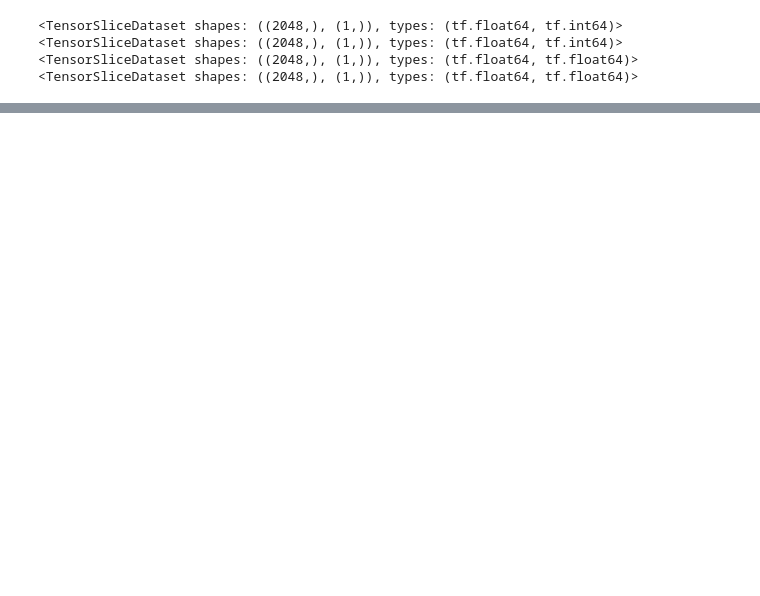
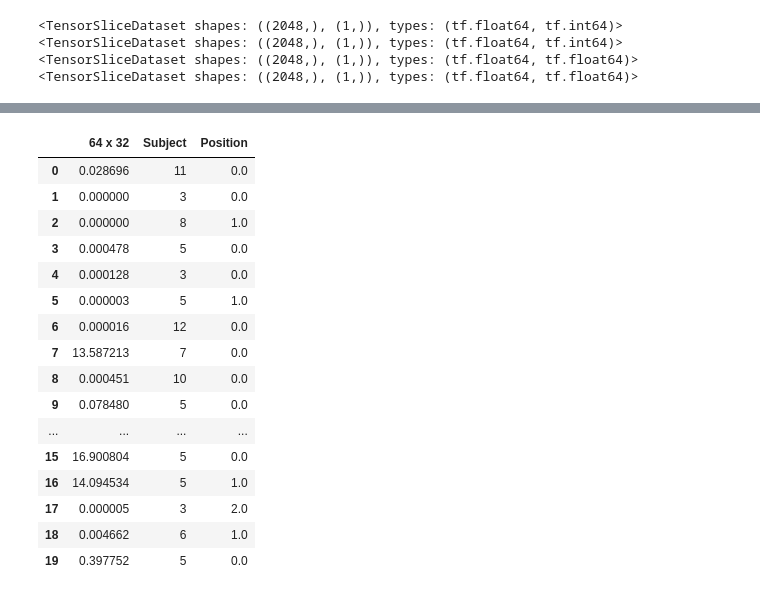
Before and after one commit to CrostaBot/PostureRecognition, a Jupyter notebook: CNN.ipynb, the cells around one changed output, grey strips where cells are left out. Saved outputs shown, nothing was run; the diff lists cells and outputs as text; code cells hidden in the pictures; blank space fills up the shorter version.

```diff
--- a/CNN.ipynb
+++ b/CNN.ipynb
@@ -28,14 +28,18 @@ df
 # %%
-# Split dataset in train and test
+# Split dataset in train and val
 num_col = len(df.columns)
-train_split = 500
+train_split = 2000
+test_split = 2500
 
 train_data = df.iloc[0:train_split, 0:num_col-2]
-test_data = df.iloc[train_split:, 0:num_col-2]
+val_data = df.iloc[train_split:test_split, 0:num_col-2]
 
 train_labels_subject = df.iloc[0:train_split, num_col-2:num_col-1]
-test_labels_subject = df.iloc[train_split:, num_col-2:num_col-1]
+val_labels_subject = df.iloc[train_split:test_split, num_col-2:num_col-1]
 train_labels_position = df.iloc[0:train_split, num_col-1:num_col]
-test_labels_position = df.iloc[train_split:, num_col-1:num_col]
+val_labels_position = df.iloc[train_split:test_split, num_col-1:num_col]
+
+test_data = df.iloc[test_split:,:num_col-2]
+result = df.iloc[test_split:, num_col-3:num_col]
 # %%
 tf_train_subject = tf.data.Dataset.from_tensor_slices((train_data.values, train_labels_subject.values))
@@ -215,0 +228,20 @@ ValueError: num must be 1 <= num <= 15, not 501
+# %%
+result.head(20).reset_index(drop=True)
+# %% [output]
+|  | 64 x 32 | Subject | Position |
+| 0 | 0.028696 | 11 | 0.0 |
+| 1 | 0.000000 | 3 | 0.0 |
+| 2 | 0.000000 | 8 | 1.0 |
+| 3 | 0.000478 | 5 | 0.0 |
+| 4 | 0.000128 | 3 | 0.0 |
+| 5 | 0.000003 | 5 | 1.0 |
+| 6 | 0.000016 | 12 | 0.0 |
+| 7 | 13.587213 | 7 | 0.0 |
+| 8 | 0.000451 | 10 | 0.0 |
+| 9 | 0.078480 | 5 | 0.0 |
+| ... | ... | ... | ... |
+| 15 | 16.900804 | 5 | 0.0 |
+| 16 | 14.094534 | 5 | 1.0 |
+| 17 | 0.000005 | 3 | 2.0 |
+| 18 | 0.004662 | 6 | 1.0 |
+| 19 | 0.397752 | 5 | 0.0 |
```
Also changed, not shown: parts of 11 cells of this notebook, 3 other files.
